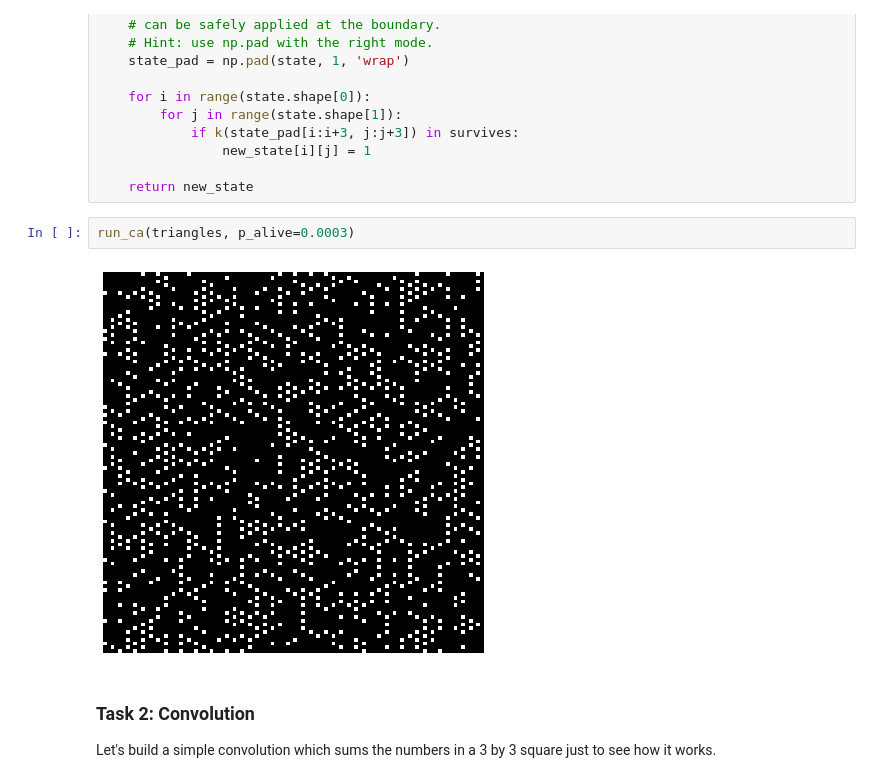
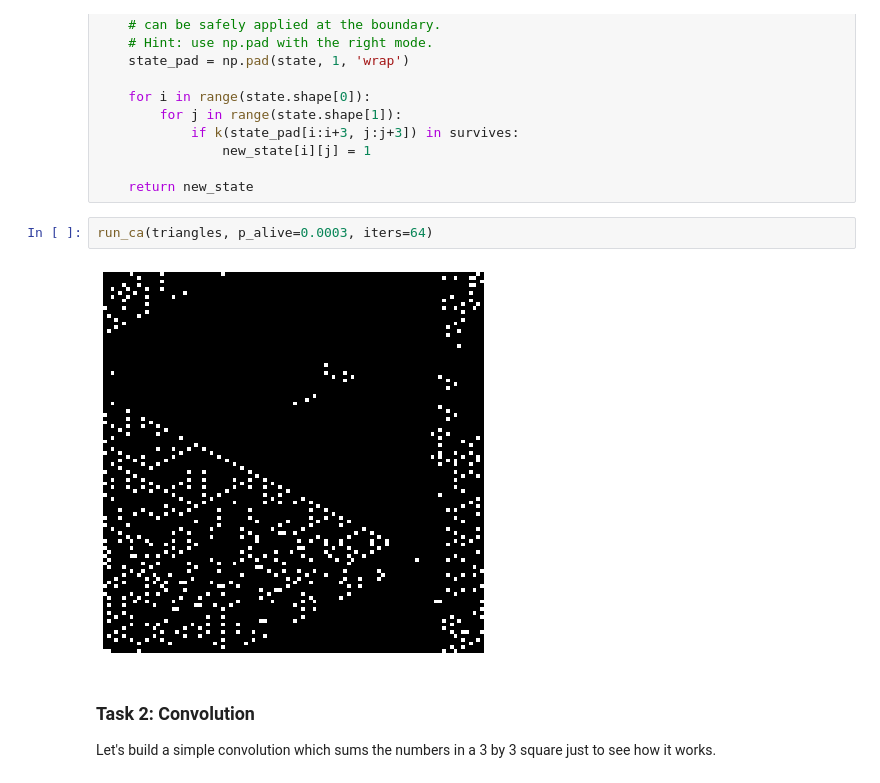
Before and after one commit to luknw/convoca, a Jupyter notebook: lab_cnn_as_ca.ipynb, the cells around one changed output. Cells and saved outputs as stored; diff of their text form.

```diff
--- a/lab_cnn_as_ca.ipynb
+++ b/lab_cnn_as_ca.ipynb
@@ -79,9 +79,9 @@ def triangles(state):
 
     return new_state
 # %%
-run_ca(triangles, p_alive=0.0003)
+run_ca(triangles, p_alive=0.0003, iters=64)
 # %% [output]
-[figure, old version]
+[figure, new version]
 # %% [markdown]
 ### Task 2: Convolution
 Let's build a simple convolution which sums the numbers in a 3 by 3 square just to see how it works.
```
Also changed, not shown: parts of 29 cells of this notebook, 5 other files.
